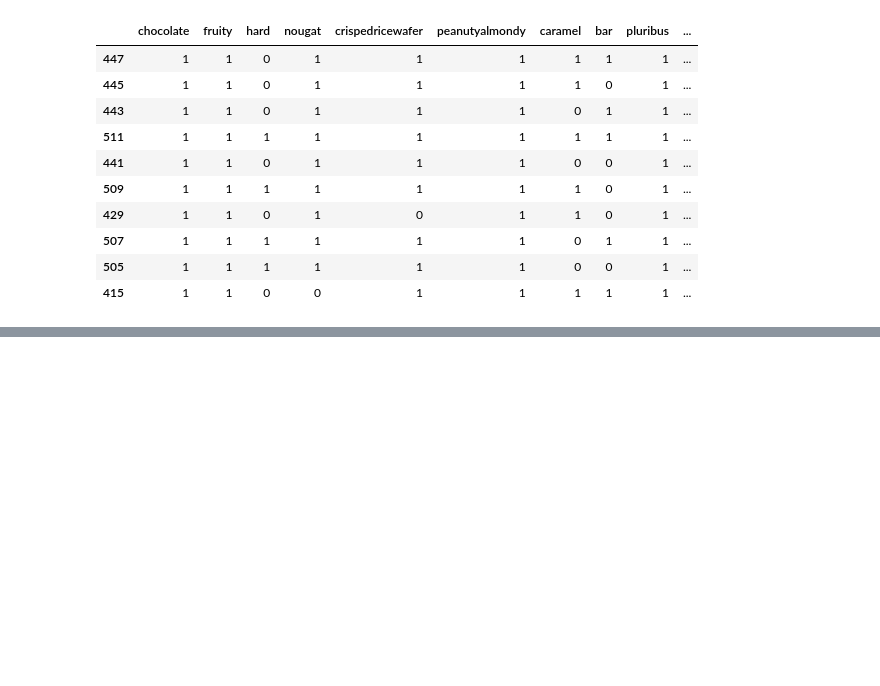
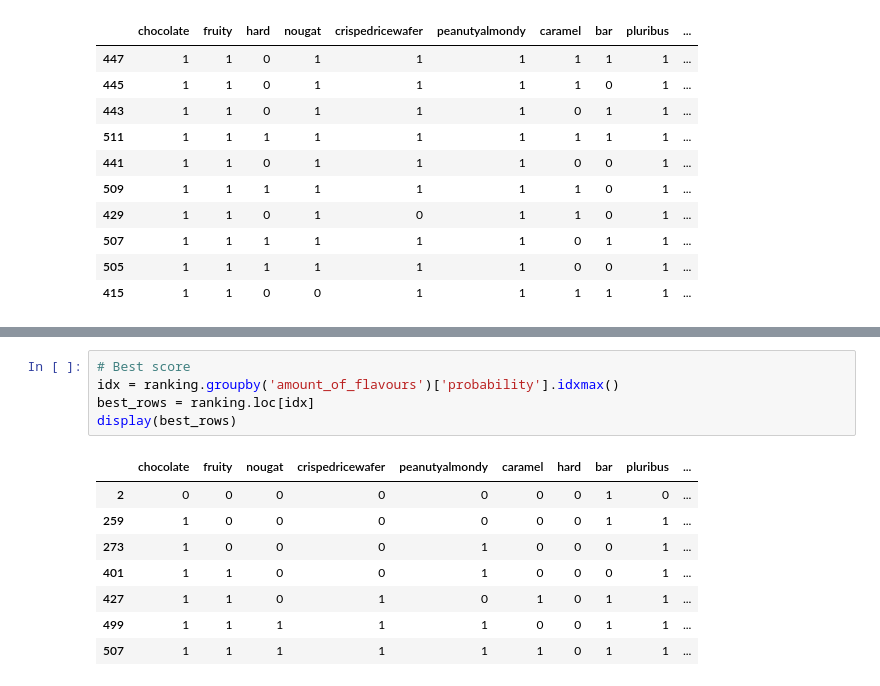
Before and after one commit to MarkusFranke/Fallstudie-Lidl-Erweiterung-des-Suesswarensortiments, a Jupyter notebook: regression.ipynb, the cells around one changed output, grey strips where cells are left out. Cells and saved outputs as stored; diff of their text form; blank space fills up the shorter version.

```diff
--- a/regression.ipynb
+++ b/regression.ipynb
@@ -351,0 +392,14 @@ Best/Worst features + best/worst interactions
+# %%
+# Best score
+idx = ranking.groupby('amount_of_flavours')['probability'].idxmax()
+best_rows = ranking.loc[idx]
+display(best_rows)
+# %% [output]
+|  | chocolate | fruity | nougat | crispedricewafer | peanutyalmondy | caramel | hard | bar | pluribus | ... |
+| 2 | 0 | 0 | 0 | 0 | 0 | 0 | 0 | 1 | 0 | ... |
+| 259 | 1 | 0 | 0 | 0 | 0 | 0 | 0 | 1 | 1 | ... |
+| 273 | 1 | 0 | 0 | 0 | 1 | 0 | 0 | 0 | 1 | ... |
+| 401 | 1 | 1 | 0 | 0 | 1 | 0 | 0 | 0 | 1 | ... |
+| 427 | 1 | 1 | 0 | 1 | 0 | 1 | 0 | 1 | 1 | ... |
+| 499 | 1 | 1 | 1 | 1 | 1 | 0 | 0 | 1 | 1 | ... |
+| 507 | 1 | 1 | 1 | 1 | 1 | 1 | 0 | 1 | 1 | ... |
```
Also changed, not shown: parts of 10 cells of this notebook.
